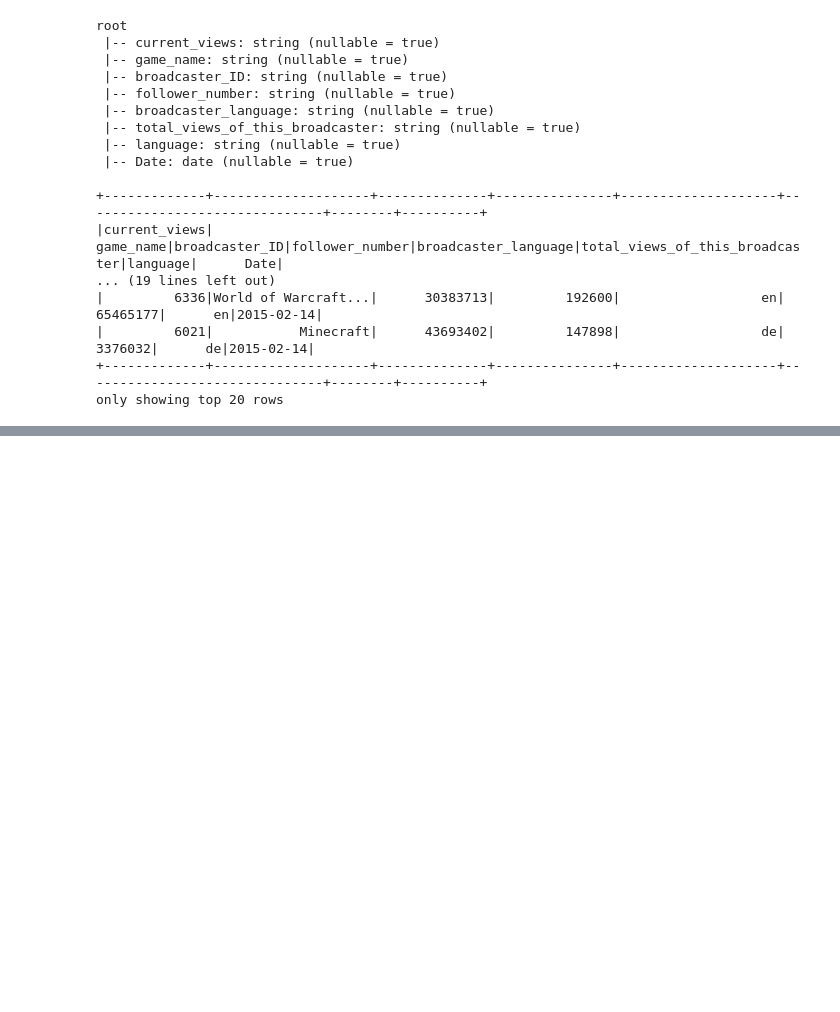
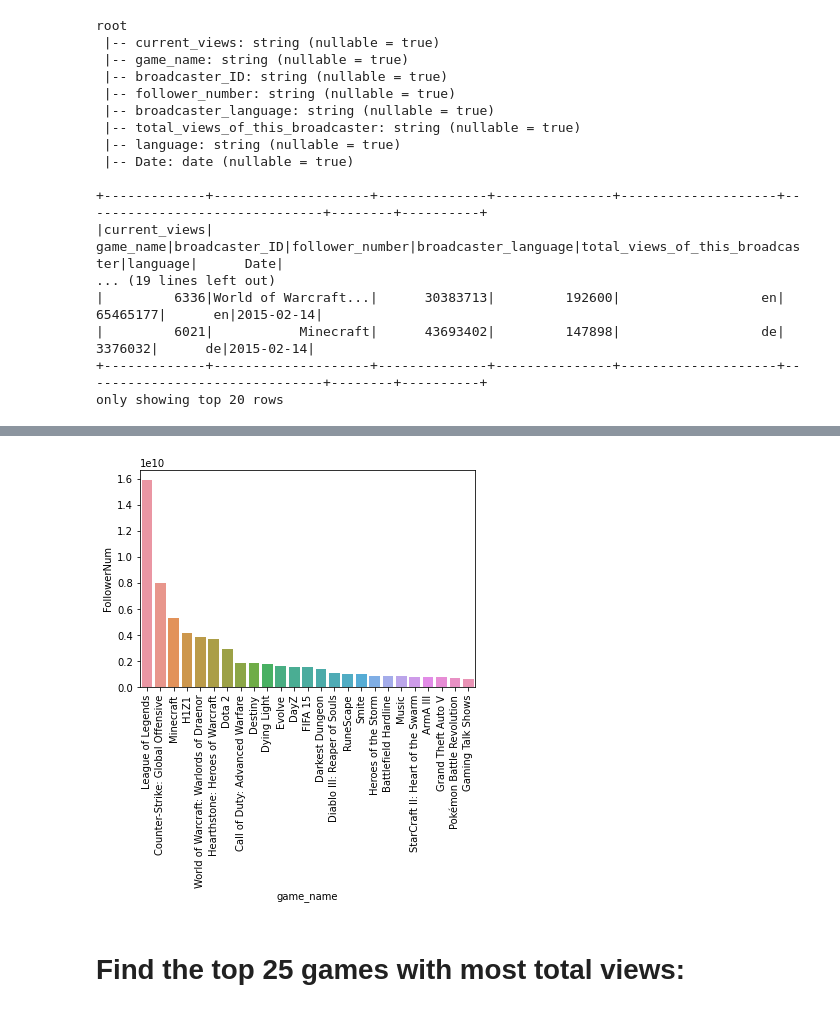
Before and after one commit to DylanJJH/502_Project, a Jupyter notebook: twitch.ipynb, the cells around one changed output, grey strips where cells are left out. Saved outputs shown, nothing was run; the diff lists cells and outputs as text; code cells hidden in the pictures; blank space fills up the shorter version.

```diff
--- a/twitch.ipynb
+++ b/twitch.ipynb
@@ -124,0 +167,2 @@ AnalysisException: '"current_views" is not a numeric column. Aggregation functio
+# %%
+game_follower=spark.sql("SELECT game_name, sum(follower_number) AS FollowerNum FROM twitch GROUP BY game_name ORDER BY FollowerNum DESC")
@@ -124,0 +187,9 @@ AnalysisException: '"current_views" is not a numeric column. Aggregation functio
+# %%
+game_follower_pandas=game_follower.toPandas()
+# %%
+ax=sns.barplot(x='game_name',y='FollowerNum', data=game_follower_pandas[0:25])
+b=ax.set_xticklabels(game_follower_pandas[0:25]['game_name'],rotation=90)
+# %% [output]
+[figure, added]
+# %% [markdown]
+# Find the top 25 games with most total views:
```
Also changed, not shown: parts of 22 cells of this notebook.
